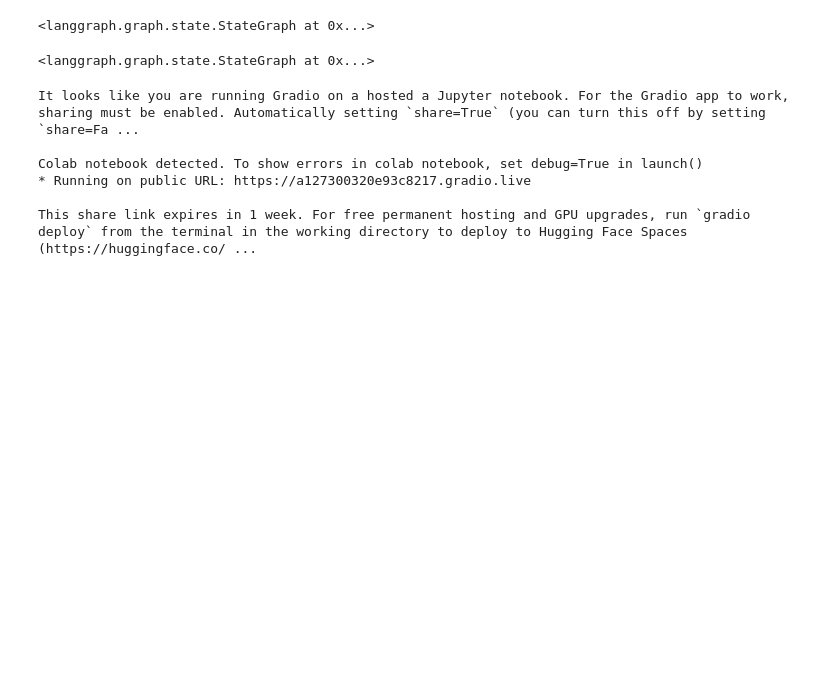
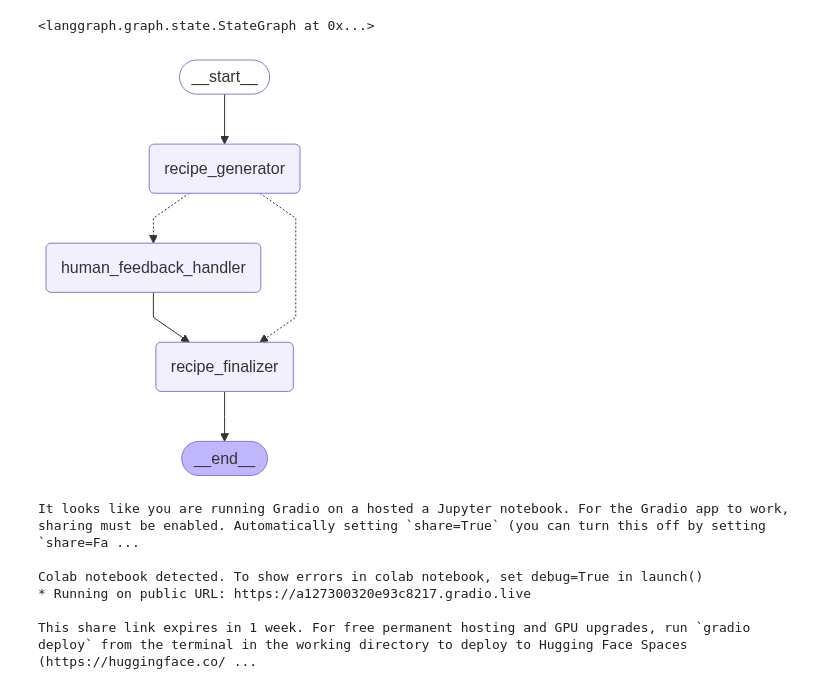
Before and after one commit to Wangila/GenAiBootCamp, a Jupyter notebook: Day_3_Building_an_agent_with_LangGraph.ipynb, the cells around one changed output. Drawn from its saved outputs; the diff is of its cells as text; code cells hidden in the pictures; blank space fills up the shorter version.

```diff
--- a/Day_3_Building_an_agent_with_LangGraph.ipynb
+++ b/Day_3_Building_an_agent_with_LangGraph.ipynb
@@ -501,0 +551,5 @@ User: q
+# %%
+def human_feedback_handler(state: OrderStateGr) -> OrderStateGr:
+    """Handle human feedback for allergenes"""
+    #state["allergenes_detected"] = False
+    return state | state['messages']
@@ -982,18 +1191,20 @@ graph_builder.add_node("recipe_finalizer", recipe_finalizer)
 # %%
 # Add edges
 graph_builder.add_edge(START, "recipe_generator")
 graph_builder.add_conditional_edges(
     "recipe_generator",
     allergenes_check_condition,
     {
         "human_feedback_handler": "human_feedback_handler",
         "recipe_finalizer": "recipe_finalizer"
     }
 )
 graph_builder.add_edge("human_feedback_handler", "recipe_finalizer")
 graph_builder.add_edge("recipe_finalizer", END)
+
+Image(graph_builder.compile().get_graph().draw_mermaid_png())
 # %% [output]
-<langgraph.graph.state.StateGraph at 0x...>
+[figure, added]
 # %%
 # Create Gradio interface
 CSS = """
```
Also changed, not shown: parts of 10 cells of this notebook.
